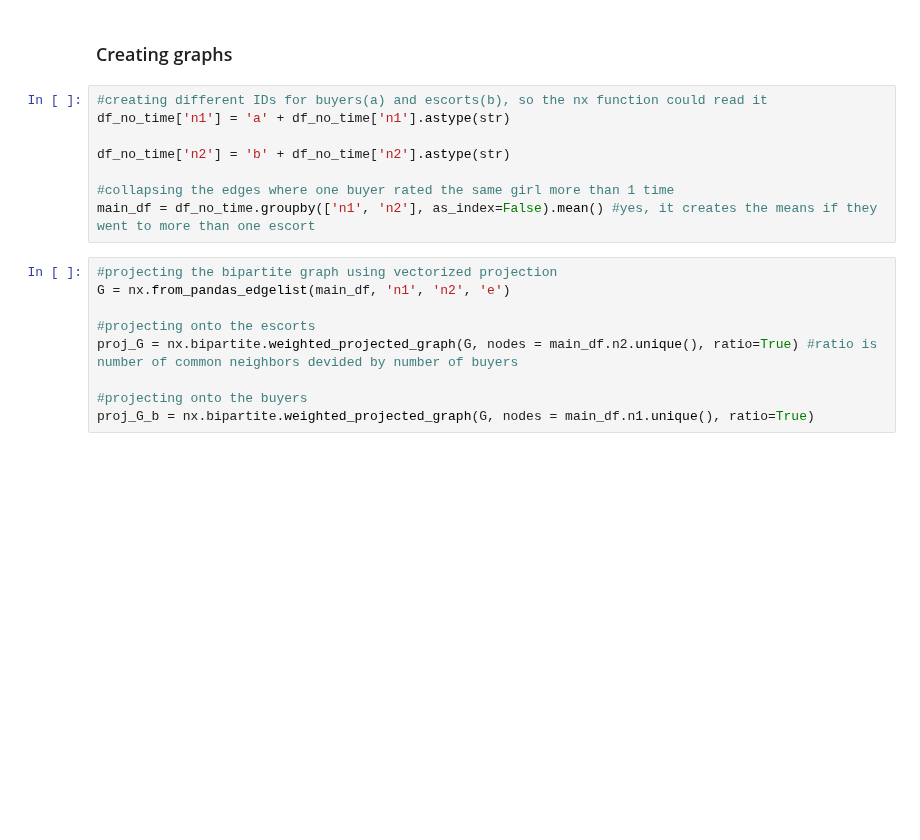
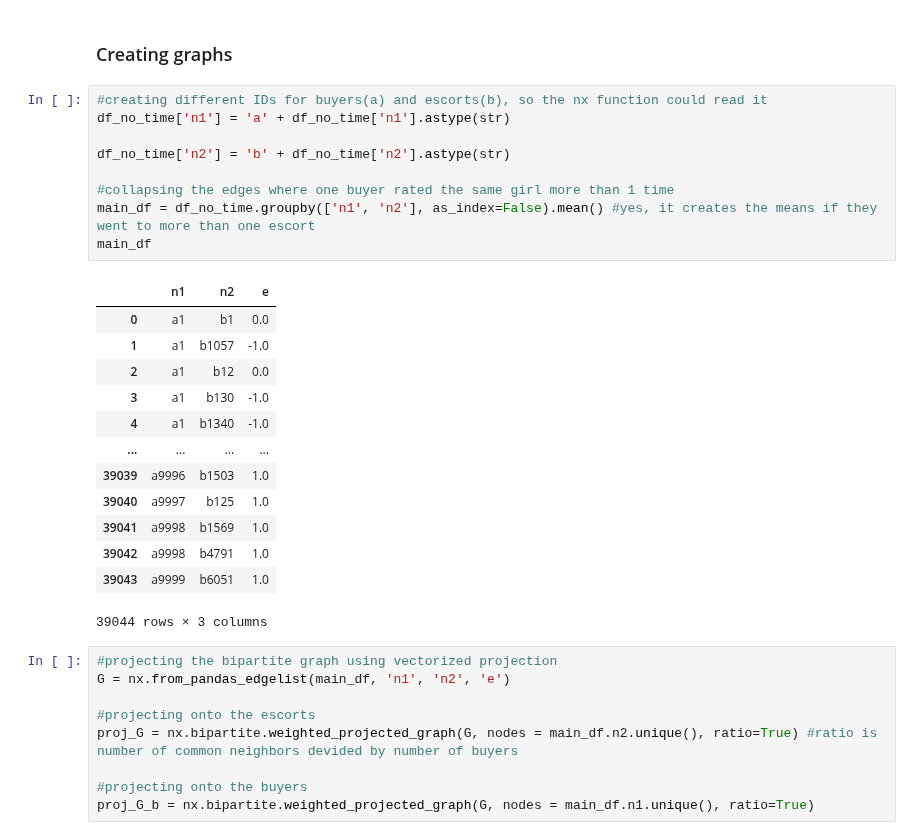
Before and after one commit to rsapeta/Network-Analysis, a Jupyter notebook: Escort/escort_analysis.ipynb, the cells around one changed output. Saved outputs shown, nothing was run; the diff lists cells and outputs as text; blank space fills up the shorter version.

```diff
--- a/Escort/escort_analysis.ipynb
+++ b/Escort/escort_analysis.ipynb
@@ -33,11 +49,26 @@ df_no_time.to_csv('escorts.csv', index =False, header=False)
 # %%
 #creating different IDs for buyers(a) and escorts(b), so the nx function could read it
 df_no_time['n1'] = 'a' + df_no_time['n1'].astype(str)
 
 df_no_time['n2'] = 'b' + df_no_time['n2'].astype(str)
 
 #collapsing the edges where one buyer rated the same girl more than 1 time
 main_df = df_no_time.groupby(['n1', 'n2'], as_index=False).mean() #yes, it creates the means if they went to more than one escort
+main_df
+# %% [output]
+|  | n1 | n2 | e |
+| 0 | a1 | b1 | 0.0 |
+| 1 | a1 | b1057 | -1.0 |
+| 2 | a1 | b12 | 0.0 |
+| 3 | a1 | b130 | -1.0 |
+| 4 | a1 | b1340 | -1.0 |
+| ... | ... | ... | ... |
+| 39039 | a9996 | b1503 | 1.0 |
+| 39040 | a9997 | b125 | 1.0 |
+| 39041 | a9998 | b1569 | 1.0 |
+| 39042 | a9998 | b4791 | 1.0 |
+| 39043 | a9999 | b6051 | 1.0 |
+39044 rows × 3 columns
 # %%
 #projecting the bipartite graph using vectorized projection
 G = nx.from_pandas_edgelist(main_df, 'n1', 'n2', 'e')
```
Also changed, not shown: parts of 22 cells of this notebook.
